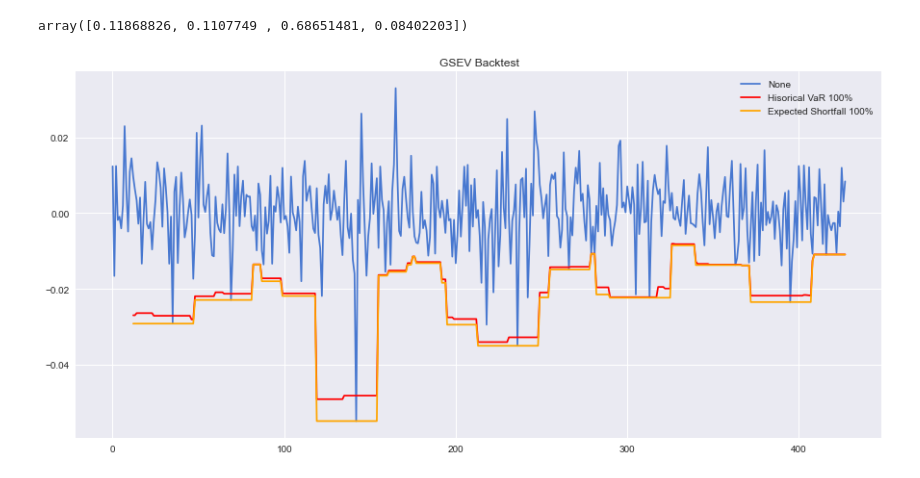
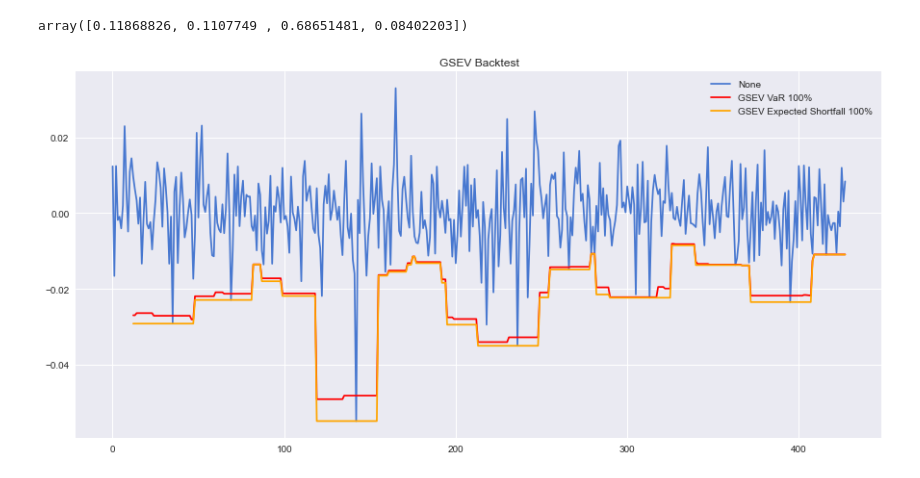
Before and after one commit to unnikrishnannambiar/BTP_II_Unnikrishnan_Nambiar, a Jupyter notebook: BRICS_Implementation.ipynb, the cells around one changed output. Cells and saved outputs as stored; diff of their text form; code cells hidden in the pictures.

```diff
--- a/BRICS_Implementation.ipynb
+++ b/BRICS_Implementation.ipynb
@@ -653,15 +655,13 @@ histES = pd.Series(nans + histES, index=tot_mkt_rets.index)
 # %%
 fig, ax = plt.subplots(1,1,figsize=(15,7))
 tot_mkt_rets.plot(ax=ax, grid=True)
 
-#histvars.plot(ax=ax, grid=True, color="red",  )
-(-histvars).plot(ax=ax, grid=True, color="red", label="Hisorical VaR {:.0f}%".format(alpha*100))
+(-histvars).plot(ax=ax, grid=True, color="red", label="GSEV VaR {:.0f}%".format(alpha*100))
 
-#histES.plot(ax=ax, grid=True, color="orange")
-(-histES).plot(ax=ax, grid=True, color="orange", label="Expected Shortfall {:.0f}%".format(alpha*100) )
+(-histES).plot(ax=ax, grid=True, color="orange", label="GSEV Expected Shortfall {:.0f}%".format(alpha*100) )
 plt.title('GSEV Backtest')
 plt.savefig('images/backtest_2.png')
 plt.legend()
 plt.show()
 # %% [output]
-[figure, old version]
+[figure, new version]
```
Also changed, not shown: parts of 6 cells of this notebook.
